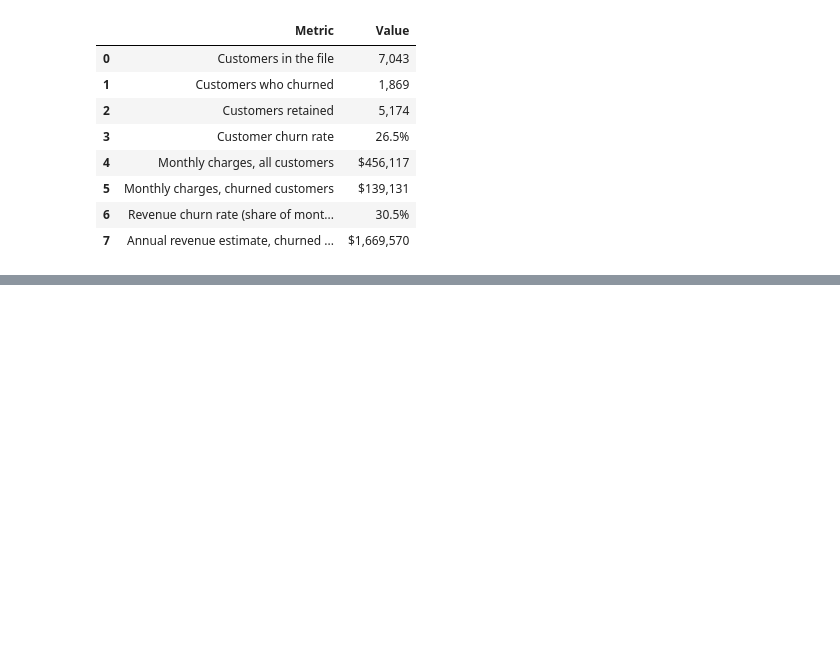
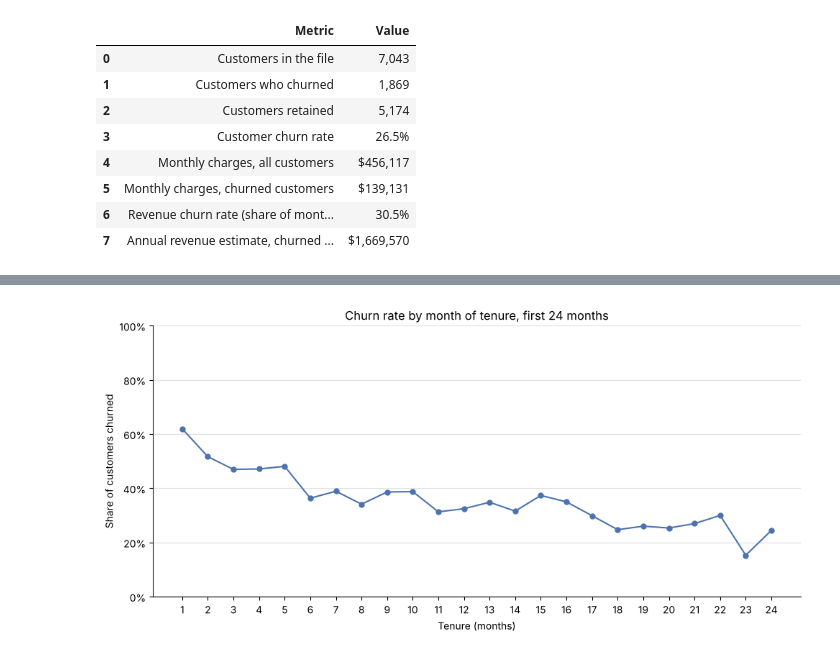
Before and after one commit to FatihaOkesola/telco-churn-revenue-analysis, a Jupyter notebook: Telco_churn.ipynb, the cells around one changed output, grey strips where cells are left out. Cells and saved outputs as stored; diff of their text form; code cells hidden in the pictures; blank space fills up the shorter version.

```diff
--- a/Telco_churn.ipynb
+++ b/Telco_churn.ipynb
@@ -651,8 +651,8 @@ reason_map = pd.DataFrame([
     ["Moved", "Life event", 0],
     ["Deceased", "Life event", 0],
     ["Don't know", "Unknown", pd.NA],
-], columns=["churn_reason", "reason_group", "is_controllable"])
-reason_map["is_controllable"] = reason_map["is_controllable"].astype("Int64")
+], columns=["churn_reason", "reason_group", "is_influenceable"])
+reason_map["is_influenceable"] = reason_map["is_influenceable"].astype("Int64")
 
 actual = set(customers["churn_reason"].dropna().unique())
 print("Reasons in data but not in lookup:", actual - set(reason_map["churn_reason"]))
@@ -818,0 +1118,16 @@ baseline
+# %%
+by_month = (customers.groupby("tenure_months")
+            .agg(customers=("customer_id", "size"), churned=("churn_value", "sum")))
+by_month["churn_rate"] = by_month["churned"] / by_month["customers"]
+by_month["pct_of_all_churners"] = by_month["churned"] / n_churned
+by_month["cumulative_pct_of_churners"] = by_month["pct_of_all_churners"].cumsum()
+
+assert by_month["customers"].sum() == n_customers and by_month["churned"].sum() == n_churned
+
+first_months = by_month.loc[1:12, ["customers", "churned", "churn_rate",
+                                   "pct_of_all_churners", "cumulative_pct_of_churners"]].copy()
+first_months[["churn_rate", "pct_of_all_churners", "cumulative_pct_of_churners"]] = (
+    first_months[["churn_rate", "pct_of_all_churners", "cumulative_pct_of_churners"]] * 100).round(1)
+
+print("Customers at tenure 0 (none churned):", by_month.loc[0, "customers"])
+first_months
@@ -818,0 +1150,20 @@ baseline
+# %%
+plot = by_month.loc[1:24]
+
+fig, ax = plt.subplots(figsize=(10, 4.8))
+ax.plot(plot.index, plot["churn_rate"], color="#4C72B0", marker="o", markersize=5, linewidth=1.5)
+
+ax.set_xticks(plot.index)
+ax.set_ylim(0, 1)
+ax.yaxis.set_major_formatter(PercentFormatter(1.0))
+ax.set_xlabel("Tenure (months)")
+ax.set_ylabel("Share of customers churned")
+ax.set_title("Churn rate by month of tenure, first 24 months")
+ax.grid(axis="y", color="#e0e0e0", linewidth=0.8)
+ax.set_axisbelow(True)
+ax.spines[["top", "right"]].set_visible(False)
+
+plt.tight_layout()
+plt.show()
+# %% [output]
+[figure, added]
```
Also changed, not shown: parts of 39 cells of this notebook.
